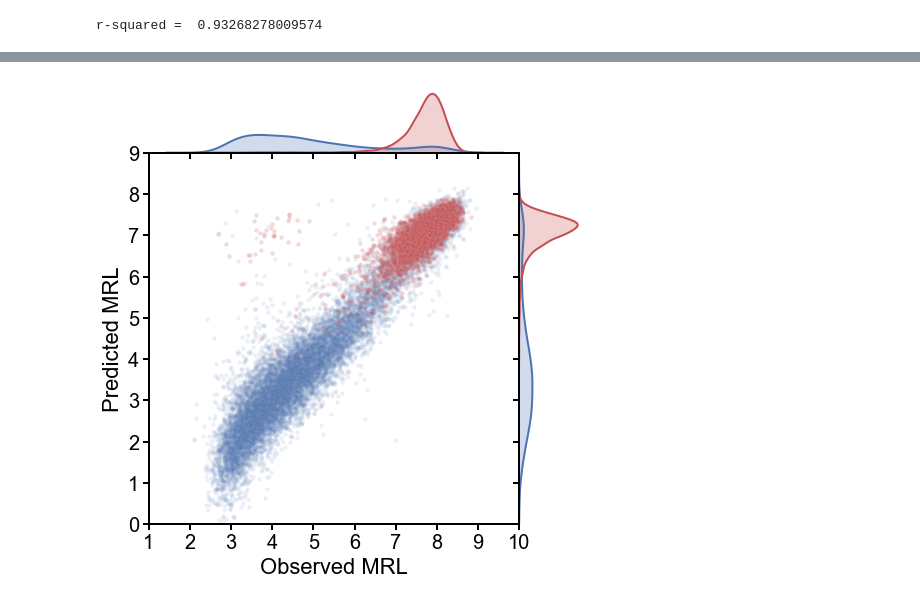
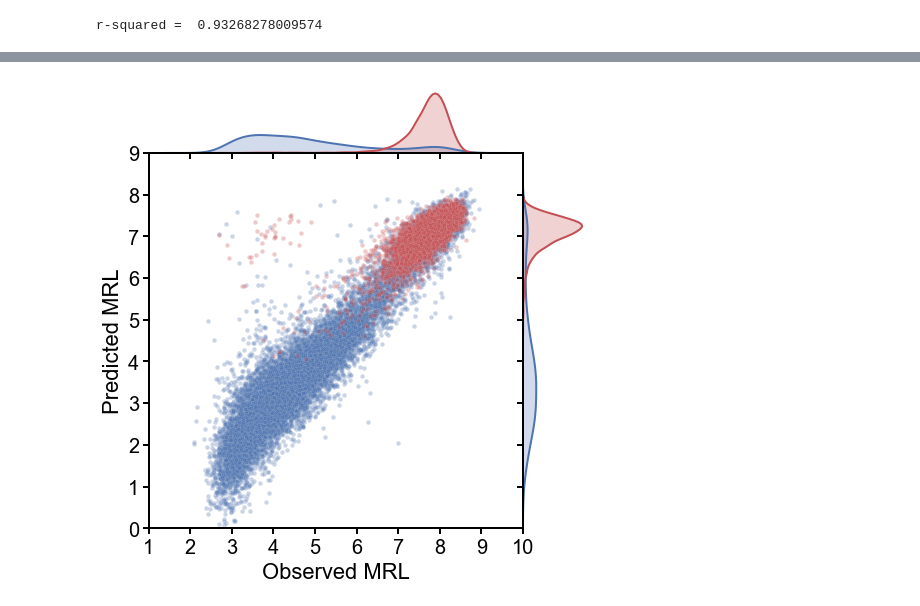
Before and after one commit to laueste/human_5utr_modeling, a Jupyter notebook: modeling/training_MRL_RNN.ipynb, the cells around one changed output, grey strips where cells are left out. Cells and saved outputs as stored; diff of their text form; code cells hidden in the pictures.

```diff
--- a/modeling/training_MRL_RNN.ipynb
+++ b/modeling/training_MRL_RNN.ipynb
@@ -141,3 +147,33 @@ def train_model(x, y, layers=3, inp_len=50, dropout1=0, dropout2=0, dropout3=0,
+# %%
+# Try GRU
+def train_model(x, y, layers=3, inp_len=50, nodes=40, dropout1=0, dropout2=0, dropout3=0, nb_epoch=3):
+    ''' Build model archicture and fit.'''
+    model = Sequential()
+    if layers >= 1:
+        model.add(SimpleRNN(units=1,activation="relu"))
+    if layers >= 2:
+        model.add(SimpleRNN(units=1,activation="relu"))
+        model.add(Dropout(dropout1))
+    if layers >= 3:
+        model.add(SimpleRNN(units=1,activation="relu"))
+        model.add(Dropout(dropout2))
+        for i in range(layers-3):
+            model.add(SimpleRNN(units=1,activation="relu"))
+    model.add(Flatten())
+
+    model.add(Dense(nodes))
+    model.add(Activation('relu'))
+    model.add(Dropout(dropout3))
+
+    model.add(Dense(1))
+    model.add(Activation('linear'))
+
+    #compile the model
+    adam = keras.optimizers.Adam(lr=0.001, beta_1=0.9, beta_2=0.999, epsilon=1e-08)
+    model.compile(loss='mean_squared_error', optimizer=adam, metrics=['accuracy'])
+
+    model.fit(x, y, batch_size=128, epochs=nb_epoch, verbose=1)
+    return model
 # %%
 model = train_model(seq_e_train, e_train['scaled_rl'], nb_epoch=3, layers=3, dropout1=0,
                    dropout2=0,dropout3=0.2)
@@ -174,26 +230,26 @@ model.save('./saved_models/rnn_model.hdf5')
 # %%
 atg = e_test[e_test['utr'].apply(lambda x: 'ATG' in x)]
 n_atg = e_test[e_test['utr'].apply(lambda x: 'ATG' not in x)]
 
 c1 = (0.3, 0.45, 0.69)
 c2 = 'r'
 g = sns.JointGrid(x='rl', y="pred", data=atg, space=0, xlim=(1,10), ylim=(0,10), ratio=6, size=7)
-g.plot_joint(plt.scatter,s=20, color=c1, linewidth=0.2, alpha='0.1', edgecolor='white')
+g.plot_joint(plt.scatter,s=20, color=c1, linewidth=0.2, alpha='0.3', edgecolor='white')
 f = g.fig
 ax = f.gca()
 ax.set_yticks(np.arange(0,9.01, 1));
 ax.set_yticklabels(range(10),size=20);
 ax.set_xticks(np.arange(1,10.01, 1));
 ax.set_xticklabels(range(1,11),size=20);
 ax.set_ylim(0,9)
 ax.set_xlim(1,10)
 g.plot_marginals(sns.kdeplot,shade=c1, **{'linewidth':2, 'color':c1})
 g.set_axis_labels('Observed MRL', 'Predicted MRL', **{'size':22});
 
 g.x = n_atg['rl'].values
 g.y = n_atg['pred'].values
-g.plot_joint(plt.scatter, s=20, linewidth=0.2, alpha='0.2', color=c2, edgecolor='white')
+g.plot_joint(plt.scatter, s=20, linewidth=0.2, alpha='0.3', color=c2, edgecolor='white')
 g.plot_marginals(sns.kdeplot, shade=c2, **{'linewidth':2, 'color':c2})
 f = g.fig
 # %% [output]
-[figure, old version]
+[figure, new version]
```
Also changed, not shown: parts of 6 cells of this notebook, 2 other files.
